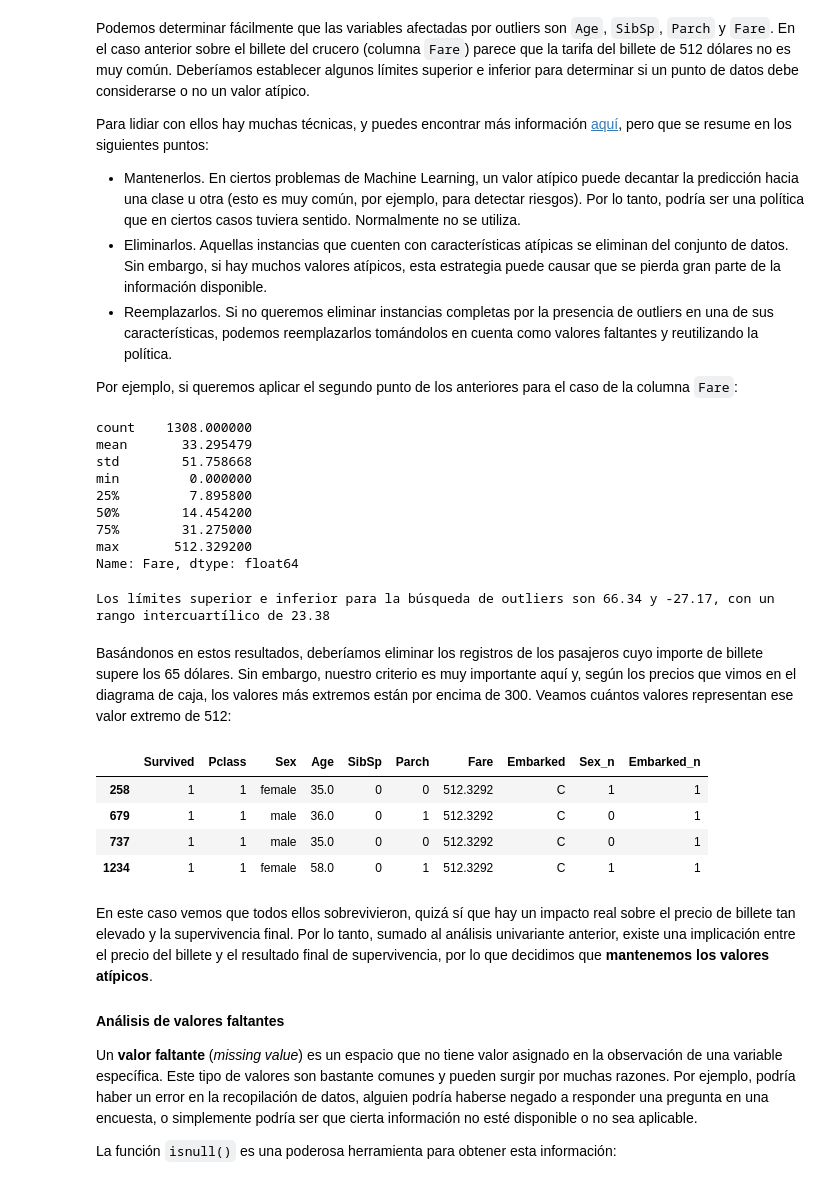
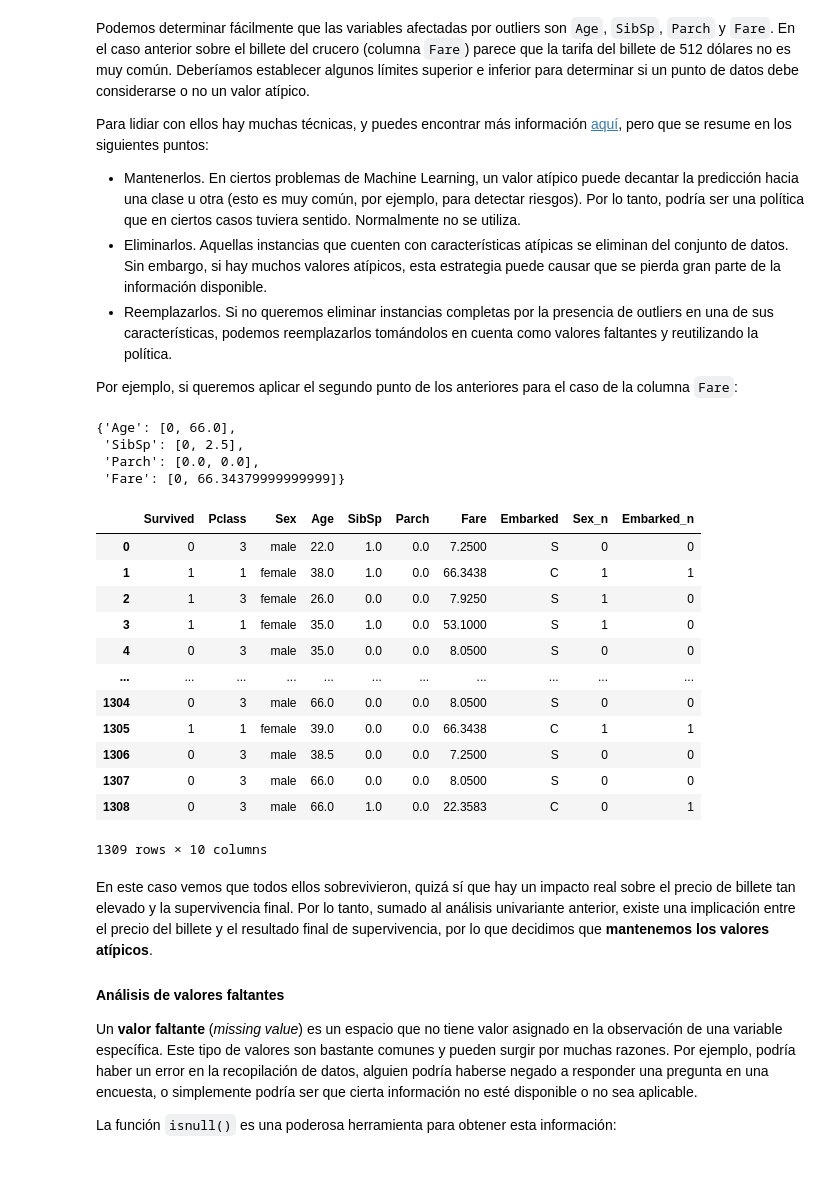
Before and after one commit to Jo-verse/JF_connecting-to-a-sql-database-project-tutorial, a Jupyter notebook: exploratory_data_analysis_es.ipynb, the cells around one changed output. Drawn from its saved outputs; the diff is of its cells as text; code cells hidden in the pictures.

```diff
--- a/exploratory_data_analysis_es.ipynb
+++ b/exploratory_data_analysis_es.ipynb
@@ -490,37 +492,53 @@ Para lidiar con ellos hay muchas técnicas, y puedes encontrar más información
 - Reemplazarlos. Si no queremos eliminar instancias completas por la presencia de outliers en una de sus características, podemos reemplazarlos tomándolos en cuenta como valores faltantes y reutilizando la política.
 
 Por ejemplo, si queremos aplicar el segundo punto de los anteriores para el caso de la columna `Fare`:
-# %%
-fare_stats = total_data["Fare"].describe()
-fare_stats
-# %% [output]
-count    1308.000000
-mean       33.295479
-std        51.758668
-min         0.000000
-25%         7.895800
-50%        14.454200
-75%        31.275000
-max       512.329200
-Name: Fare, dtype: float64
-# %%
-fare_iqr = fare_stats["75%"] - fare_stats["25%"]
-upper_limit = fare_stats["75%"] + 1.5 * fare_iqr
-lower_limit = fare_stats["25%"] - 1.5 * fare_iqr
-
-print(f"Los límites superior e inferior para la búsqueda de outliers son {round(upper_limit, 2)} y {round(lower_limit, 2)}, con un rango intercuartílico de {round(fare_iqr, 2)}")
-# %% [output]
-Los límites superior e inferior para la búsqueda de outliers son 66.34 y -27.17, con un rango intercuartílico de 23.38
-# %% [markdown]
-Basándonos en estos resultados, deberíamos eliminar los registros de los pasajeros cuyo importe de billete supere los 65 dólares. Sin embargo, nuestro criterio es muy importante aquí y, según los precios que vimos en el diagrama de caja, los valores más extremos están por encima de 300. Veamos cuántos valores representan ese valor extremo de 512:
-# %%
-total_data[total_data["Fare"] > 300]
-# %% [output]
-|  | Survived | Pclass | Sex | Age | SibSp | Parch | Fare | Embarked | Sex_n | Embarked_n |
-| 258 | 1 | 1 | female | 35.0 | 0 | 0 | 512.3292 | C | 1 | 1 |
-| 679 | 1 | 1 | male | 36.0 | 0 | 1 | 512.3292 | C | 0 | 1 |
-| 737 | 1 | 1 | male | 35.0 | 0 | 0 | 512.3292 | C | 0 | 1 |
-| 1234 | 1 | 1 | female | 58.0 | 0 | 1 | 512.3292 | C | 1 | 1 |
+# %%
+import json
+
+total_data_con_outliers = total_data.copy()
+total_data_sin_outliers = total_data.copy()
+
+def replace_outliers_from_column(column, df):
+  column_stats = df[column].describe()
+  column_iqr = column_stats["75%"] - column_stats["25%"]
+  upper_limit = column_stats["75%"] + 1.5 * column_iqr
+  lower_limit = column_stats["25%"] - 1.5 * column_iqr
+  if lower_limit < 0: lower_limit = min(df[column])
+  # Remove upper outliers
+  df[column] = df[column].apply(lambda x: x if (x <= upper_limit) else upper_limit)
+  # Remove lower outliers
+  df[column] = df[column].apply(lambda x: x if (x >= lower_limit) else lower_limit)
+  return df.copy(), [lower_limit, upper_limit]
+
+outliers_dict = {}
+for column in ["Age", "SibSp", "Parch", "Fare"]:
+  total_data_sin_outliers, limits_list = replace_outliers_from_column(column, total_data_sin_outliers)
+  outliers_dict[column] = limits_list
+
+# with open("outliers_replacement.json", "w") as f:
+#   json.dump(outliers_dict, f)
+outliers_dict
+# %% [output]
+{'Age': [0, 66.0],
+ 'SibSp': [0, 2.5],
+ 'Parch': [0.0, 0.0],
+ 'Fare': [0, 66.34379999999999]}
+# %%
+total_data_sin_outliers
+# %% [output]
+|  | Survived | Pclass | Sex | Age | SibSp | Parch | Fare | Embarked | Sex_n | Embarked_n |
+| 0 | 0 | 3 | male | 22.0 | 1.0 | 0.0 | 7.2500 | S | 0 | 0 |
+| 1 | 1 | 1 | female | 38.0 | 1.0 | 0.0 | 66.3438 | C | 1 | 1 |
+| 2 | 1 | 3 | female | 26.0 | 0.0 | 0.0 | 7.9250 | S | 1 | 0 |
+| 3 | 1 | 1 | female | 35.0 | 1.0 | 0.0 | 53.1000 | S | 1 | 0 |
+| 4 | 0 | 3 | male | 35.0 | 0.0 | 0.0 | 8.0500 | S | 0 | 0 |
+| ... | ... | ... | ... | ... | ... | ... | ... | ... | ... | ... |
+| 1304 | 0 | 3 | male | 66.0 | 0.0 | 0.0 | 8.0500 | S | 0 | 0 |
+| 1305 | 1 | 1 | female | 39.0 | 0.0 | 0.0 | 66.3438 | C | 1 | 1 |
+| 1306 | 0 | 3 | male | 38.5 | 0.0 | 0.0 | 7.2500 | S | 0 | 0 |
+| 1307 | 0 | 3 | male | 66.0 | 0.0 | 0.0 | 8.0500 | S | 0 | 0 |
+| 1308 | 0 | 3 | male | 66.0 | 1.0 | 0.0 | 22.3583 | C | 0 | 1 |
+1309 rows × 10 columns
 # %% [markdown]
 En este caso vemos que todos ellos sobrevivieron, quizá sí que hay un impacto real sobre el precio de billete tan elevado y la supervivencia final. Por lo tanto, sumado al análisis univariante anterior, existe una implicación entre el precio del billete y el resultado final de supervivencia, por lo que decidimos que **mantenemos los valores atípicos**.
 
```
Also changed, not shown: parts of 12 cells of this notebook, 6 other files.
